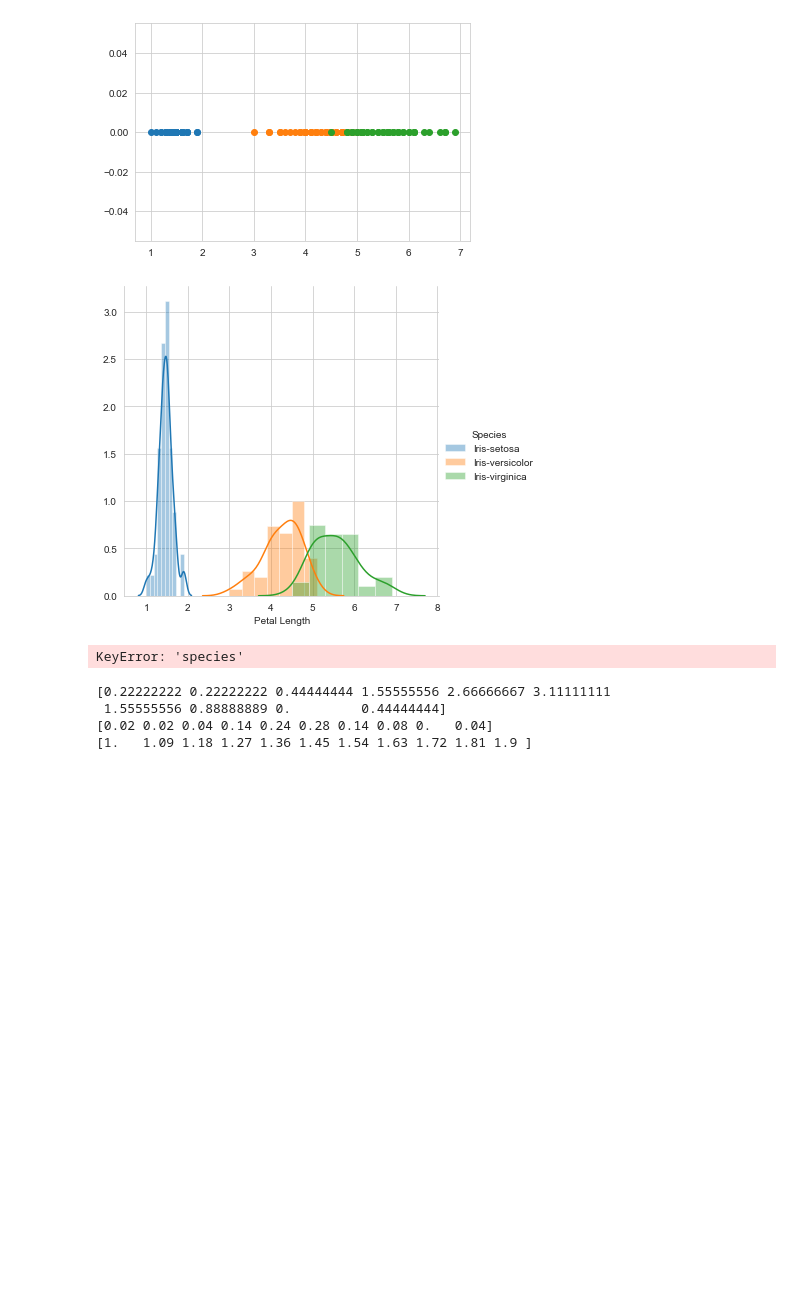
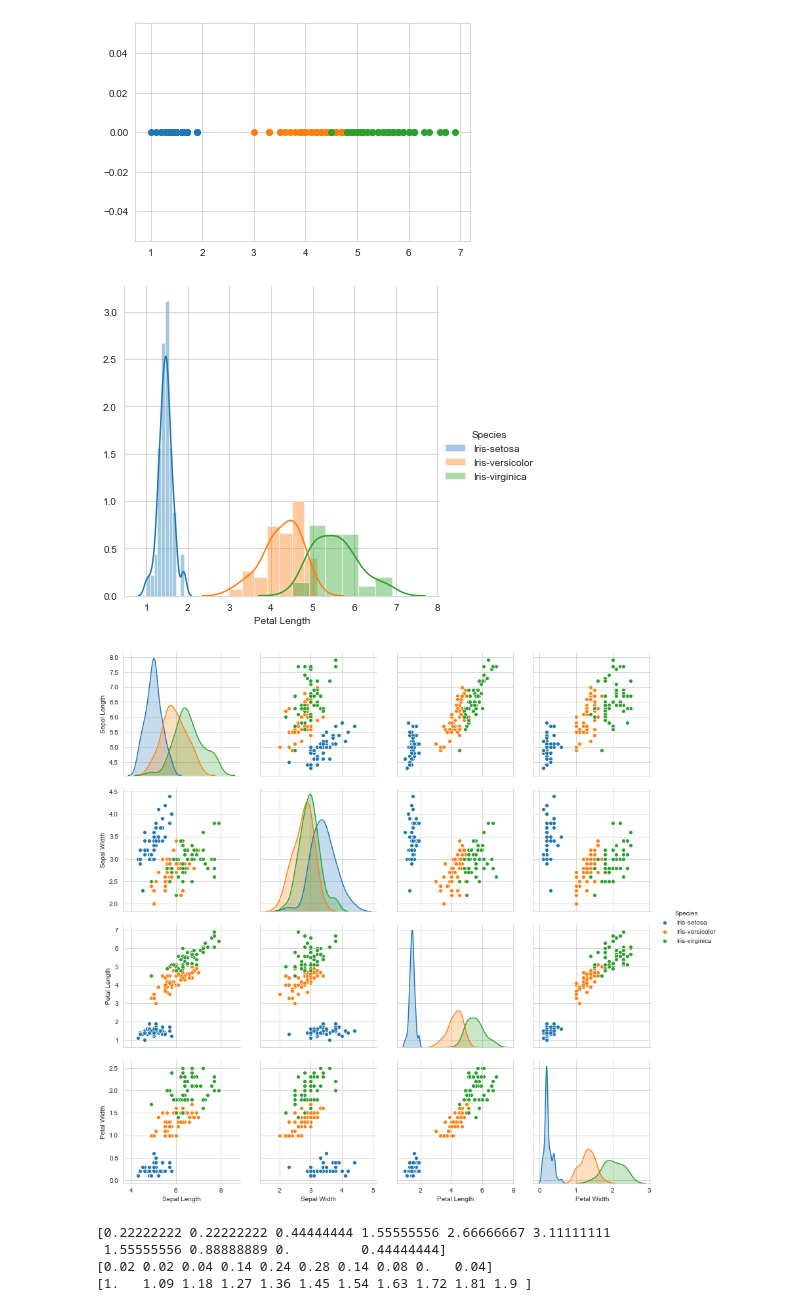
Before and after one commit to Ar11rA/python-ds, a Jupyter notebook: eda.ipynb, the cells around one changed output. Drawn from its saved outputs; the diff is of its cells as text; code cells hidden in the pictures; blank space fills up the shorter version.

Commit message:
Fix error on key name

```diff
--- a/eda.ipynb
+++ b/eda.ipynb
@@ -41,17 +41,17 @@ plt.show()
 # %%
 
 
 sns.FacetGrid(iris_df, hue="Species", height=5) \
    .map(sns.distplot, "Petal Length") \
    .add_legend();
 plt.show();
 
 sns.set_style("whitegrid");
-sns.pairplot(iris_df, hue="species", height=3);
+sns.pairplot(iris_df, hue="Species", height=3);
 plt.show()
 # %% [output]
 [figure]
-KeyError: 'species'
+[figure, added]
 # %%
 
 counts, bin_edges = np.histogram(iris_setosa['Petal Length'], bins=10,
```
